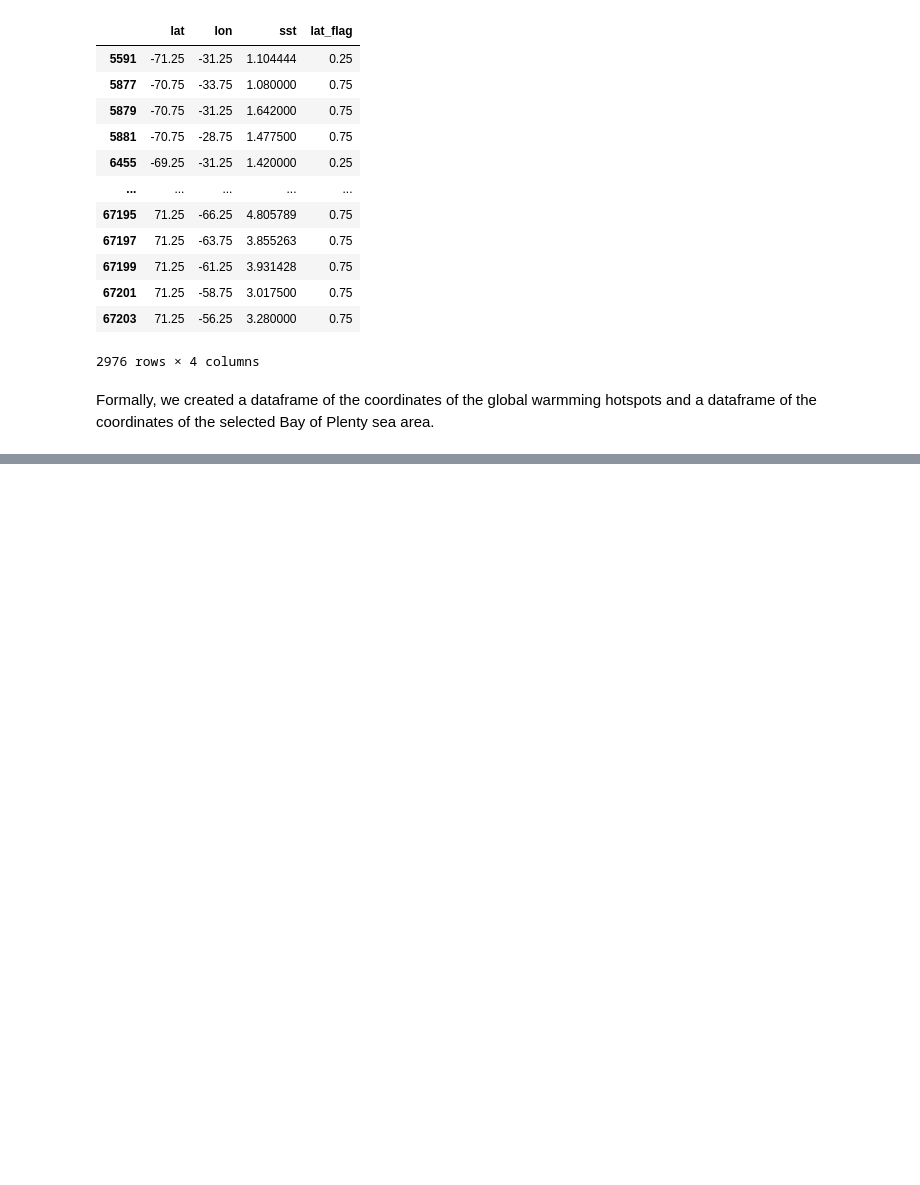
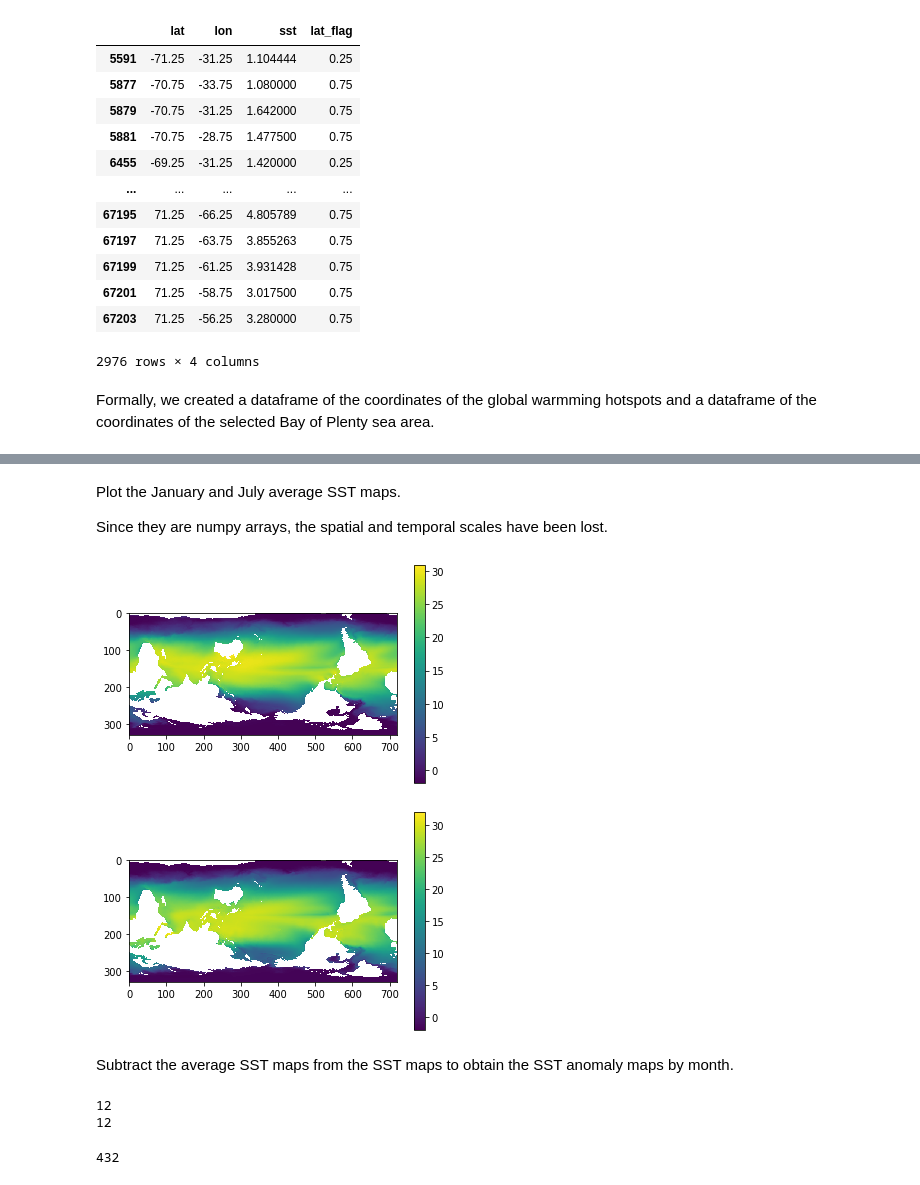
Before and after one commit to ding05/gnn_cnn_ocean_temp_forecasting, a Jupyter notebook: preprocessing_c.ipynb, the cells around one changed output, grey strips where cells are left out. Cells and saved outputs as stored; diff of their text form; code cells hidden in the pictures; blank space fills up the shorter version.

```diff
--- a/preprocessing_c.ipynb
+++ b/preprocessing_c.ipynb
@@ -258,0 +287,6 @@ We extracted the points above from SODA.
+# %%
+start_month = (start_year - 1970) * 12
+end_month = (end_year - 1970) * 12
+# %%
+soda_sst = np.zeros((432,1,330,720))
+soda_sst[:,:,:,:] = soda.variables['temp'][0:432,:,:,:]
@@ -258,0 +295,2 @@ We extracted the points above from SODA.
+# %%
+soda_sst = np.squeeze(soda_sst, axis=1)
@@ -258,0 +299,13 @@ We extracted the points above from SODA.
+# %%
+months = list(range(0, 432))
+monthly_average_all = []
+
+for i in range(12):
+  individual_month = months[i + start_month : end_month : 12]
+  average = np.zeros((330,720))
+  for j in range(len(individual_month)):
+    average += soda_sst[individual_month[j]]
+    # average_map += np.array(individual_month[j])
+  monthly_average = average / len(individual_month)
+  monthly_average_all.append(monthly_average)
+  print("Month " + str(i+1) + " is appended.")
@@ -258,0 +325,32 @@ We extracted the points above from SODA.
+# %% [markdown]
+Plot the January and July average SST maps.
+
+Since they are numpy arrays, the spatial and temporal scales have been lost.
+# %%
+plt.imshow(monthly_average_all[0], interpolation="nearest", origin="upper")
+plt.colorbar()
+plt.show()
+
+plt.imshow(monthly_average_all[6], interpolation="nearest", origin="upper")
+plt.colorbar()
+plt.show()
+# %% [output]
+[figure, added]
+[figure, added]
+# %% [markdown]
+Subtract the average SST maps from the SST maps to obtain the SST anomaly maps by month.
+# %%
+monthly_average_all_432 = []
+monthly_average_all_432 = monthly_average_all
+print(len(monthly_average_all))
+print(len(monthly_average_all_432))
+# %% [output]
+12
+12
+# %%
+for i in range(432 - 12):
+  monthly_average_all_432.append(monthly_average_all_432[i])
+
+print(len(monthly_average_all_432))
+# %% [output]
+432
```
Also changed, not shown: parts of 15 cells of this notebook.
